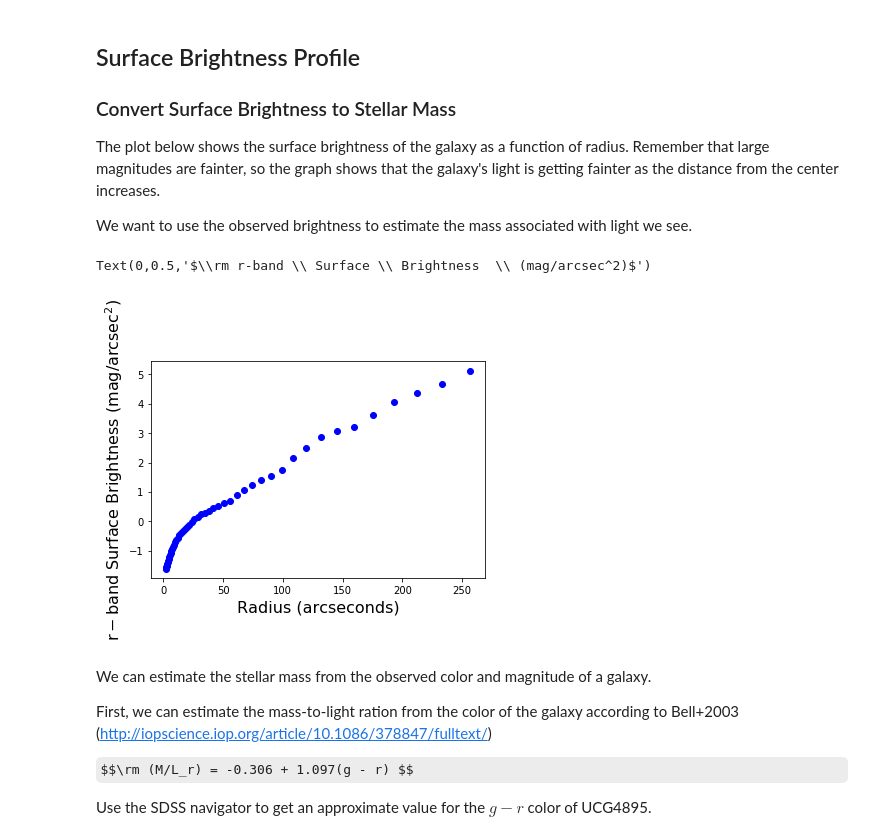
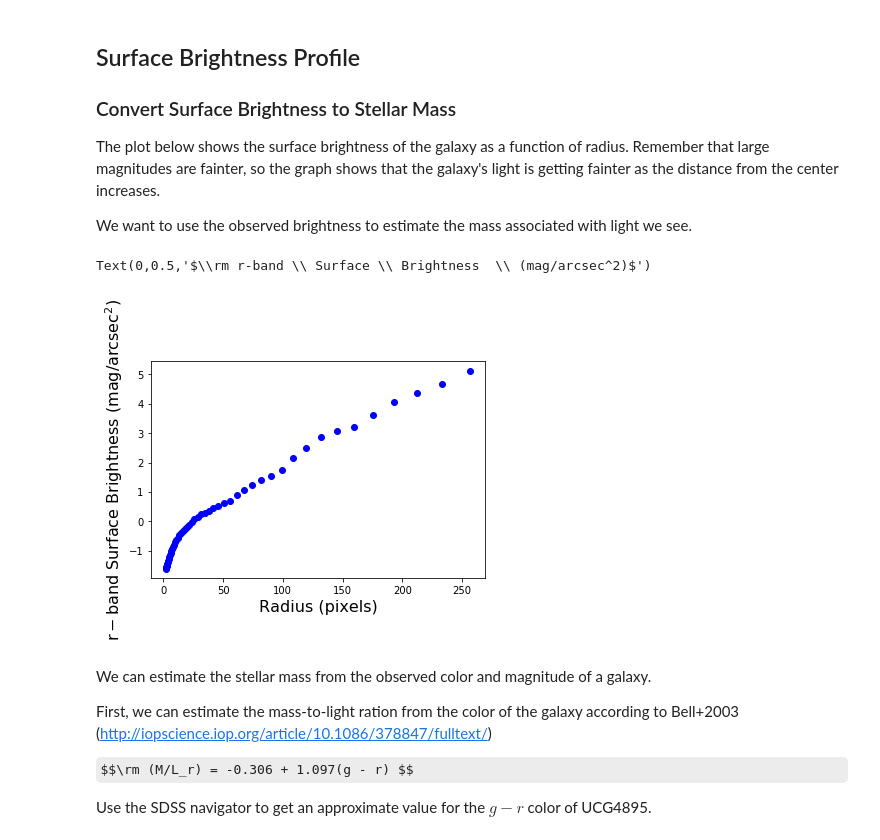
Before and after one commit to rfinn/ASTR390, a Jupyter notebook: darkmatter/rotation-curve-DM.ipynb, the cells around one changed output. Drawn from its saved outputs; the diff is of its cells as text; code cells hidden in the pictures; some formulas as TeX source.

```diff
--- a/darkmatter/rotation-curve-DM.ipynb
+++ b/darkmatter/rotation-curve-DM.ipynb
@@ -153,11 +153,11 @@ We want to use the observed brightness to estimate the mass associated with ligh
 # %%
 plt.figure()
 plt.plot(rdat['SMA'],rdat['MAG'],'bo')
-plt.xlabel('Radius (arcseconds)', fontsize=16)
+plt.xlabel('Radius (pixels)', fontsize=16)
 plt.ylabel(r'$\rm r-band \ Surface \ Brightness  \ (mag/arcsec^2)$',fontsize=16)
 # %% [output]
 Text(0,0.5,'$\\rm r-band \\ Surface \\ Brightness  \\ (mag/arcsec^2)$')
-[figure, old version]
+[figure, new version]
 # %% [markdown]
 We can estimate the stellar mass from the observed color and magnitude of a galaxy.
 
```
Also changed, not shown: parts of 3 cells of this notebook.
